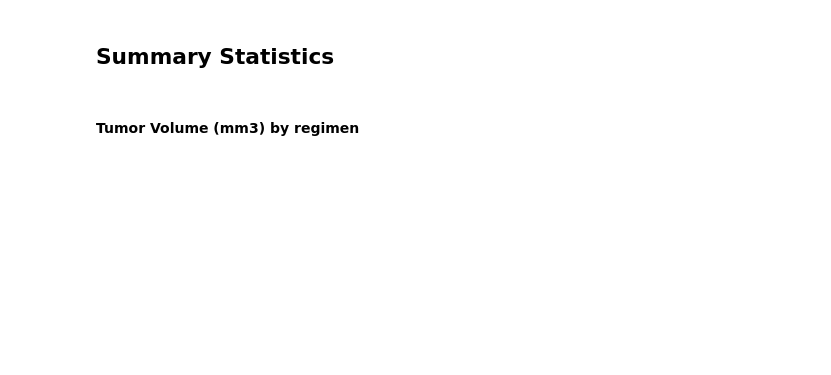
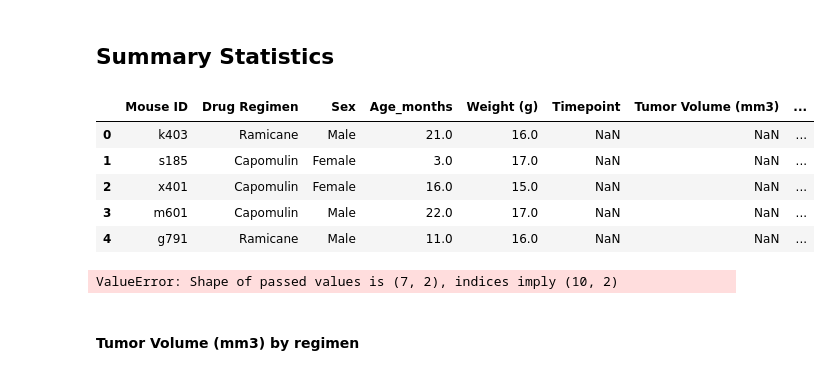
Before and after one commit to papadiscobravo/Pymeceutical-challenge-2, a Jupyter notebook: homework/assignment05/pymaceuticals_starter.ipynb, the cells around one changed output. Drawn from its saved outputs; the diff is of its cells as text; code cells hidden in the pictures; blank space fills up the shorter version.

Commit message:
working on summary table

```diff
--- a/homework/assignment05/pymaceuticals_starter.ipynb
+++ b/homework/assignment05/pymaceuticals_starter.ipynb
@@ -133,6 +165,32 @@ summary_df = pd.DataFrame({
 # Use groupby and summary statistical methods to calculate the following properties of each drug regimen:
 # mean, median, variance, standard deviation, and SEM of the tumor volume.
 # Assemble the resulting series into a single summary dataframe.
+# %%
+merged_df.head()
+# %% [output]
+|  | Mouse ID | Drug Regimen | Sex | Age_months | Weight (g) | Timepoint | Tumor Volume (mm3) | ... |
+| 0 | k403 | Ramicane | Male | 21.0 | 16.0 | NaN | NaN | ... |
+| 1 | s185 | Capomulin | Female | 3.0 | 17.0 | NaN | NaN | ... |
+| 2 | x401 | Capomulin | Female | 16.0 | 15.0 | NaN | NaN | ... |
+| 3 | m601 | Capomulin | Male | 22.0 | 17.0 | NaN | NaN | ... |
+| 4 | g791 | Ramicane | Male | 11.0 | 16.0 | NaN | NaN | ... |
+# %%
+tumorVolMean = merged_df.groupby(["Drug Regimen"]).mean()["Tumor Volume (mm3)"]
+# tumorVolMed = merged_df.groupby(["Drug Regimen"]).median()["Tumor Volume (mm3)"]
+# tumorVolVar = merged_df.groupby(["Drug Regimen"]).var()["Tumor Volume (mm3)"]
+# tumorVolStdDev = merged_df.groupby(["Drug Regimen"]).std()["Tumor Volume (mm3)"]
+# tumorVolSEM = merged_df.groupby(["Drug Regimen"]).sem()["Tumor Volume (mm3)"]
+
+summary_df = pd.DataFrame({
+    "Drug Regimen" : regimens,
+    "Mean" : tumorVolMean,
+#     "Median" : tumorVolMed,
+#     "Variance" : tumorVolVar,
+#     "Std Deviation" : tumorVolStdDev,
+#     "Std Error of the Mean" : tumorVolSEM
+    })
+# %% [output]
+ValueError: Shape of passed values is (7, 2), indices imply (10, 2)
 # %% [markdown]
 #### Tumor Volume (mm3) by regimen
 # %%
```
Also changed, not shown: parts of 11 cells of this notebook.
